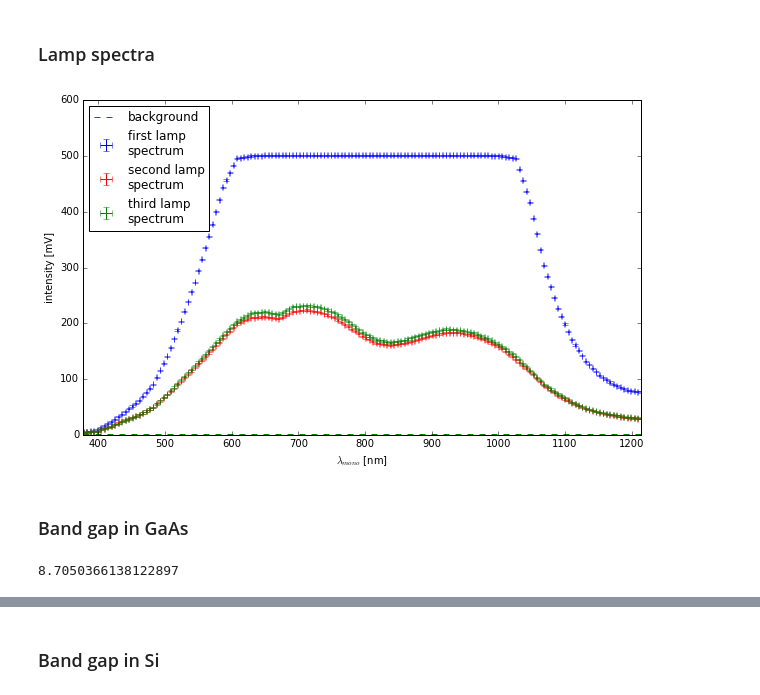
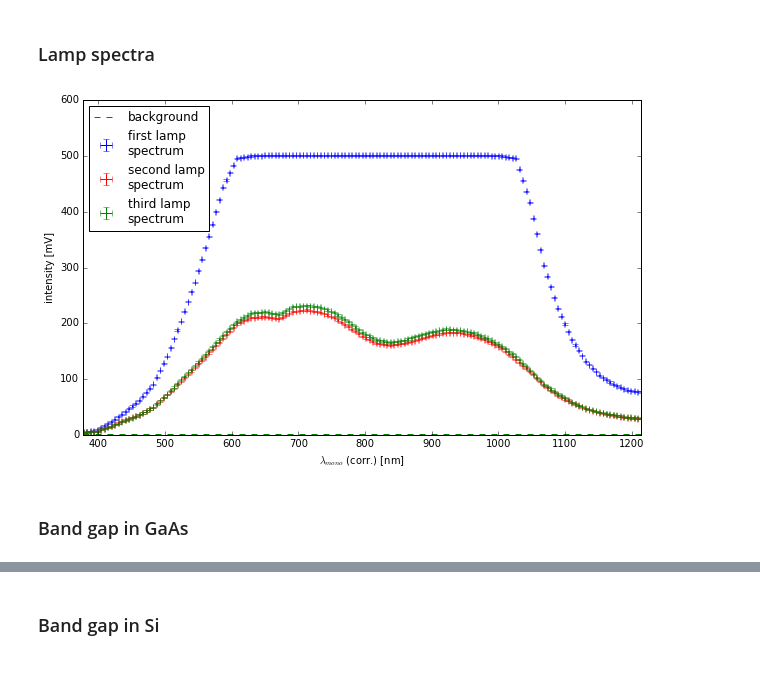
Before and after one commit to NlKLas/PyRePo, a Jupyter notebook: V44/V44.ipynb, the cells around one changed output, grey strips where cells are left out. Saved outputs shown, nothing was run; the diff lists cells and outputs as text; code cells hidden in the pictures.

```diff
--- a/V44/V44.ipynb
+++ b/V44/V44.ipynb
@@ -238,28 +238,28 @@ def U_lamp(λ,per):
 # %%
 fig, ax = plt.subplots(1, 1, figsize=(10,6))
 
 x = np.linspace(400, 1200, 161)
 #ax[0][0].plot(λ_corr(x), U_lamp(x, [1, 0, 0]), label='first measurement')
 #ax[0][0].plot(λ_corr(x), U_lamp(x, [0, 1, 0]), label='second measurement')
 #ax[0][0].plot(λ_corr(x), U_lamp(x, [0, 0, 1]), label='third measurement')
 
 ax.errorbar(λ_corr(x), U_lamp(x, [1, 0, 0]) + U_0, xerr=Δλ_corr(x), yerr=ΔU, ecolor='b', fmt='none',
                label='first lamp\nspectrum')
 ax.axhline(U_0, ls='--', c='g', label='background')
 
 ax.errorbar(λ_corr(x), U_lamp(x, [0, 1, 0]) + U_0, xerr=Δλ_corr(x), yerr=ΔU, ecolor='r', fmt='none',
                label='second lamp\nspectrum')
 #ax[1].axhline(U_0, ls='--', c='g', label='background')
 
 ax.errorbar(λ_corr(x), U_lamp(x, [0, 0, 1]) + U_0, xerr=Δλ_corr(x), yerr=ΔU, ecolor='g', fmt='none',
                label='third lamp\nspectrum')
 #ax[2].axhline(U_0, ls='--', c='g', label='background')
 
 #for i in [0,1,2]:
 ax.set_xlim(min(λ_corr(x)), max(λ_corr(x)))
 ax.legend(loc=0)
-ax.set_xlabel('$\lambda_{mono}$ [nm]')
+ax.set_xlabel('$\lambda_{mono}$ (corr.) [nm]')
 ax.set_ylabel('intensity [mV]')
 #fig.savefig('lamp_spectra.pdf')
 # %% [output]
-[figure, old version]
+[figure, new version]
@@ -266,7 +268,2 @@ ax.set_ylabel('intensity [mV]')
 # %% [markdown]
 ### Band gap in GaAs
-# %%
-Δα(max(10**-3,U_ga[0][i]), ΔU, U_lamp(mono_ga[0][i], [0.3,0.7,0]), ΔU)
-α(max(10**-3,U_ga[0][i]), U_lamp(mono_ga[0][i], [0.3,0.7,0])) - 1
-# %% [output]
-8.7050366138122897
```
Also changed, not shown: parts of 4 cells of this notebook, 2 other files.
